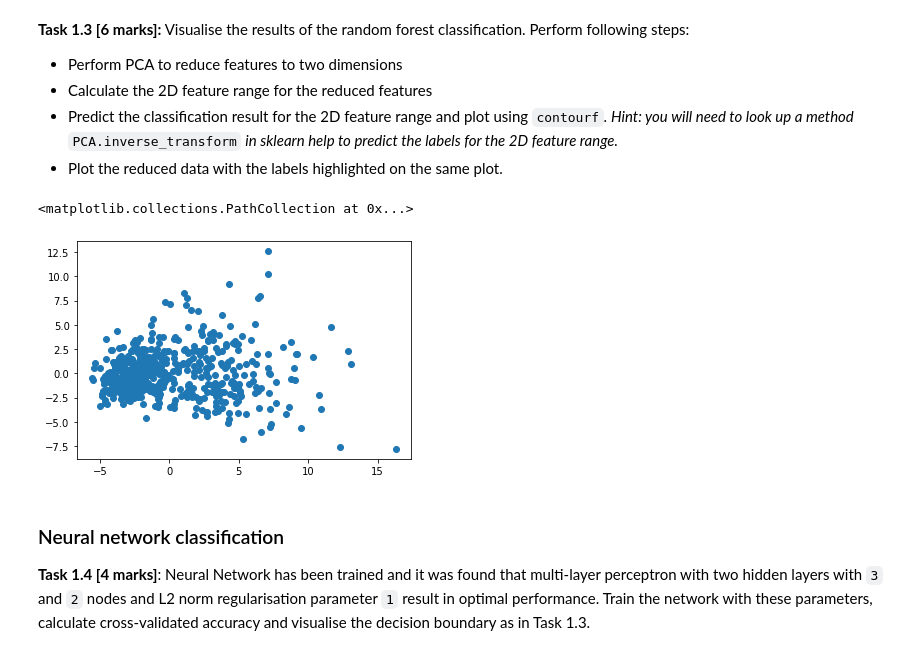
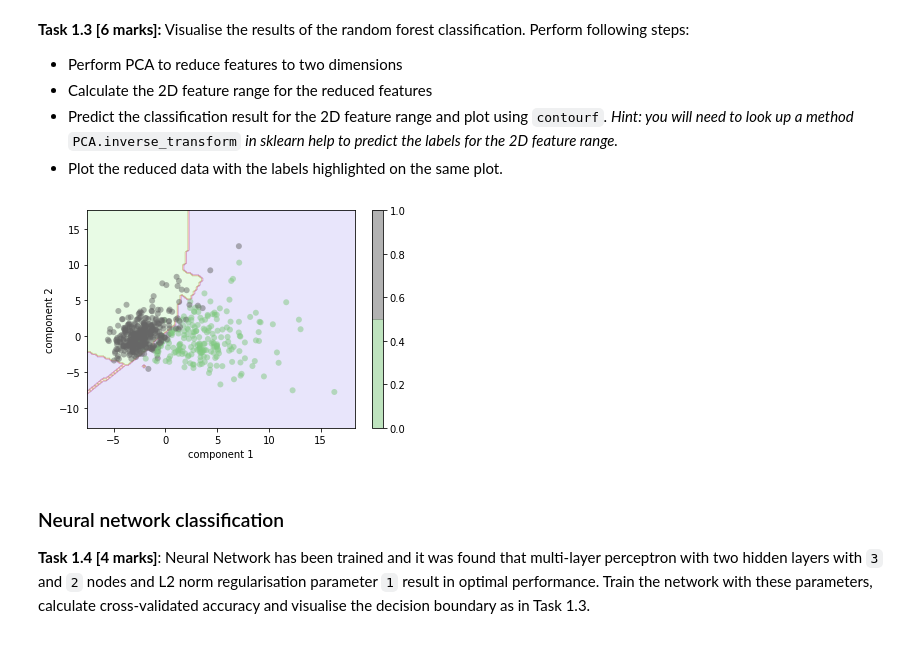
Before and after one commit to burtonye/ML_Coursework2, a Jupyter notebook: Coursework2_Ye.ipynb, the cells around one changed output. Saved outputs shown, nothing was run; the diff lists cells and outputs as text; code cells hidden in the pictures.

```diff
--- a/Coursework2_Ye.ipynb
+++ b/Coursework2_Ye.ipynb
@@ -105,11 +105,11 @@ __Answer:__
 **Task 1.2 [4 marks]:** Perform classification using Random Forest and calculate cross-validated accuracy. Extract and display the two most important features, including their names and importance values.
 # %%
 # Fit and evaluate a random forest classifier
-from sklearn.ensemble import RandomForestRegressor
+from sklearn.ensemble import RandomForestClassifier
 from sklearn.model_selection import cross_val_score
 
 # Select and fit the model
-model = RandomForestRegressor(n_estimators=2)
+model = RandomForestClassifier(n_estimators=2)
 model.fit(Features,Labels)
 
 # Calculate CV RMSE
@@ -130,25 +130,31 @@ print(data.feature_names[ind])
 * Calculate the 2D feature range for the reduced features
 * Predict the classification result for the 2D feature range and plot using `contourf`. *Hint: you will need to look up a method* `PCA.inverse_transform` *in sklearn help to predict the labels for the 2D feature range.*
 * Plot the reduced data with the labels highlighted on the same plot.
-# %%
-# Transform features using PCA
-pca = PCA(n_components =2)
-principalComponents=pca.fit_transform(Features)
-principalDf = pd.DataFrame(data = principalComponents,columns = ['PC1', 'PC2'])
-np.max(principalDf['PC1'])   #-5.56 to 16.3
-np.min(principalDf['PC2'])   #-7.78 to 12.57
-
-# Generate feature space
-
-plt.scatter(principalDf.loc[:,'PC1'],principalDf.loc[:,'PC2'])
-
-# Predict and plot labels for the features space
-
-
-# Plot reduced data
-# %% [output]
-<matplotlib.collections.PathCollection at 0x...>
-[figure, removed]
+# %%
+# Transform features using PCA
+pca = PCA(n_components =2)
+PCA_reduced=pca.fit_transform(Features)
+
+# Generate feature space
+x1 = np.linspace(principalComponents[:,0].min()-2, principalComponents[:,0].max()+2,100)
+x2 = np.linspace(principalComponents[:,1].min()-5, principalComponents[:,1].max()+5,100)
+x1,x2 = np.meshgrid(x1,x2)
+Feature_space = np.c_[x1.ravel(), x2.ravel()]
+
+
+# Predict and plot labels for the features space
+y = model.predict(pca.inverse_transform(Feature_space)).reshape(x1.shape)
+plt.contourf(x1,x2,y,cmap=plt.cm.brg,alpha = 0.1)
+
+# Plot reduced data
+plt.scatter(PCA_reduced[:, 0], PCA_reduced[:, 1],
+            c=data.target, edgecolor='none', alpha=0.5,
+            cmap=plt.cm.get_cmap('Accent', 2))
+plt.xlabel('component 1')
+plt.ylabel('component 2')
+plt.colorbar();
+# %% [output]
+[figure, added]
 # %% [markdown]
 ### Neural network classification
 **Task 1.4  [4 marks]**: Neural Network has been trained and it was found that multi-layer perceptron with two hidden layers with `3` and `2` nodes and L2 norm regularisation parameter `1` result in optimal performance. Train the network with these parameters, calculate cross-validated accuracy and visualise the decision boundary as in Task 1.3.
```
Also changed, not shown: parts of 19 cells of this notebook.
